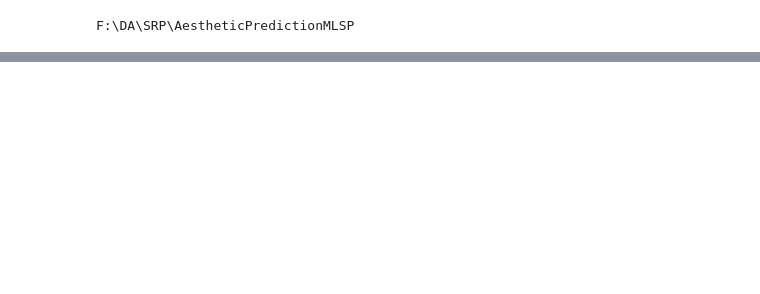
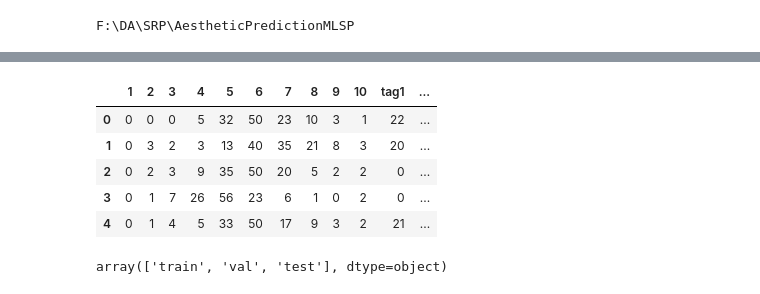
Before and after one commit to khiemkhanh98/AestheticPredictionMLSP, a Jupyter notebook: test.ipynb, the cells around one changed output, grey strips where cells are left out. Saved outputs shown, nothing was run; the diff lists cells and outputs as text; code cells hidden in the pictures; blank space fills up the shorter version.

```diff
--- a/test.ipynb
+++ b/test.ipynb
@@ -131,0 +228,15 @@ F:\DA\SRP\AestheticPredictionMLSP
+# %%
+df['set'] = df['set'].map({'training':'train','validation':'val','test':'test'})
+df.to_csv('./data/AVA_data_official_test.csv')
+df.head()
+# %% [output]
+|  | 1 | 2 | 3 | 4 | 5 | 6 | 7 | 8 | 9 | 10 | tag1 | ... |
+| 0 | 0 | 0 | 0 | 5 | 32 | 50 | 23 | 10 | 3 | 1 | 22 | ... |
+| 1 | 0 | 3 | 2 | 3 | 13 | 40 | 35 | 21 | 8 | 3 | 20 | ... |
+| 2 | 0 | 2 | 3 | 9 | 35 | 50 | 20 | 5 | 2 | 2 | 0 | ... |
+| 3 | 0 | 1 | 7 | 26 | 56 | 23 | 6 | 1 | 0 | 2 | 0 | ... |
+| 4 | 0 | 1 | 4 | 5 | 33 | 50 | 17 | 9 | 3 | 2 | 21 | ... |
+# %%
+df.set.unique()
+# %% [output]
+array(['train', 'val', 'test'], dtype=object)
```
Also changed, not shown: parts of 20 cells of this notebook, 20 other files.
